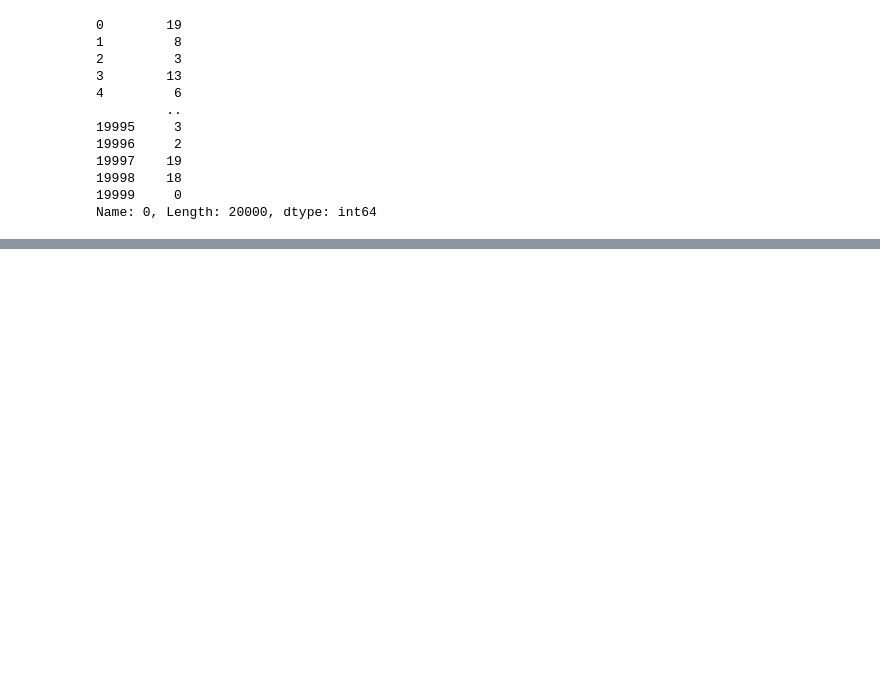
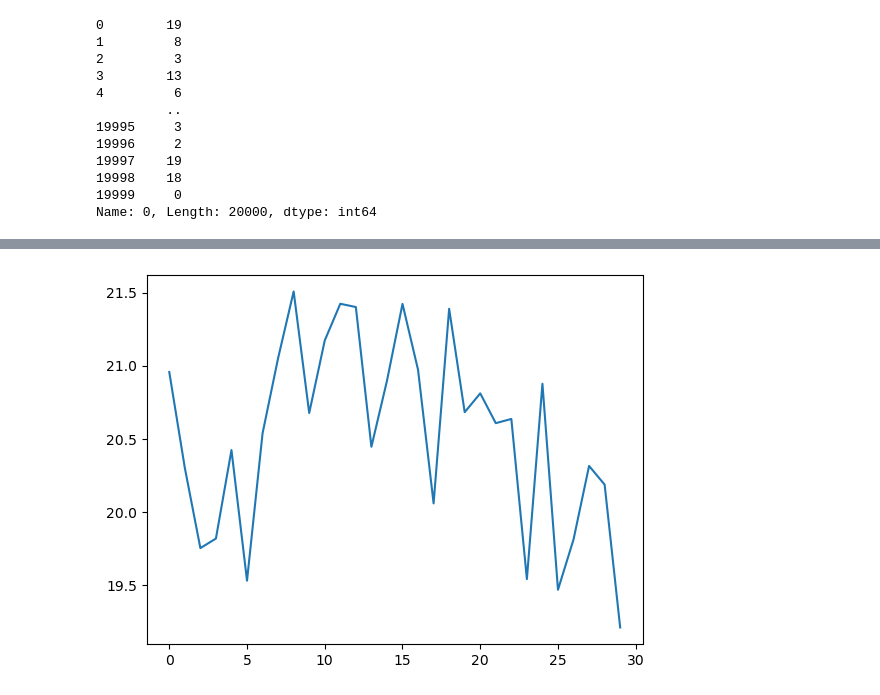
Before and after one commit to whoismuch/linear-models, a Jupyter notebook: linear-models.ipynb, the cells around one changed output, grey strips where cells are left out. Drawn from its saved outputs; the diff is of its cells as text; code cells hidden in the pictures; blank space fills up the shorter version.

Commit message:
softmax regression added

```diff
--- a/linear-models.ipynb
+++ b/linear-models.ipynb
@@ -47,4 +47,26 @@ X = df.loc[:, df.columns != 0]
 19999     0
 Name: 0, Length: 20000, dtype: int64
 # %%
-X_train, X_test, y_train, y_test = train_test_split(X, y, test_size=0.3, random_state=42)
+feature_num = X.shape[1]
+classes_num = len(pd.unique(y))
+rows_num = len(X)
+#лепим индикаторную функцию
+y_26_outs = np.zeros((rows_num, classes_num))
+for i in range(rows_num):
+    y_26_outs[i][y[i]] = 1
+X_arr = X.to_numpy()
+X_train, X_test, y_train, y_test = train_test_split(X_arr, y_26_outs, test_size=0.3, random_state=42)
+# %%
+def softmax(x):
+    e_x = np.exp(x - np.max(x))
+    return e_x / e_x.sum(axis=0)
+
+
+def cross_entropy_multiclass(y_pred, y_true):
+    loss = 0
+
+    for m in range(len(y_pred[0])):
+        for n in range(len(y_pred)):
+            loss += -1 * y_true[n][m] * np.log(y_pred[n][m])
+
+    return loss / len(y_pred)
@@ -50,0 +134,8 @@ X_train, X_test, y_train, y_test = train_test_split(X, y, test_size=0.3, random_
+# %%
+logRegression = VasKhumLogisticRegression(feature_num, classes_num, 0.01)
+epoch_losses = logRegression.fit(X_train, y_train, 30)
+# nn.feedforward(X_train.iloc[0].values)
+# nn._backprop(pd.DataFrame(y_train_two_outs).iloc[0].values)
+plt.plot(epoch_losses)
+print(f"First epoch loss - {epoch_losses[0]}\nLast epoch loss - {epoch_losses[-1]}")
+# %% [output]
@@ -50,0 +144 @@ X_train, X_test, y_train, y_test = train_test_split(X, y, test_size=0.3, random_
+[figure, added]
```
Also changed, not shown: parts of 12 cells of this notebook.
